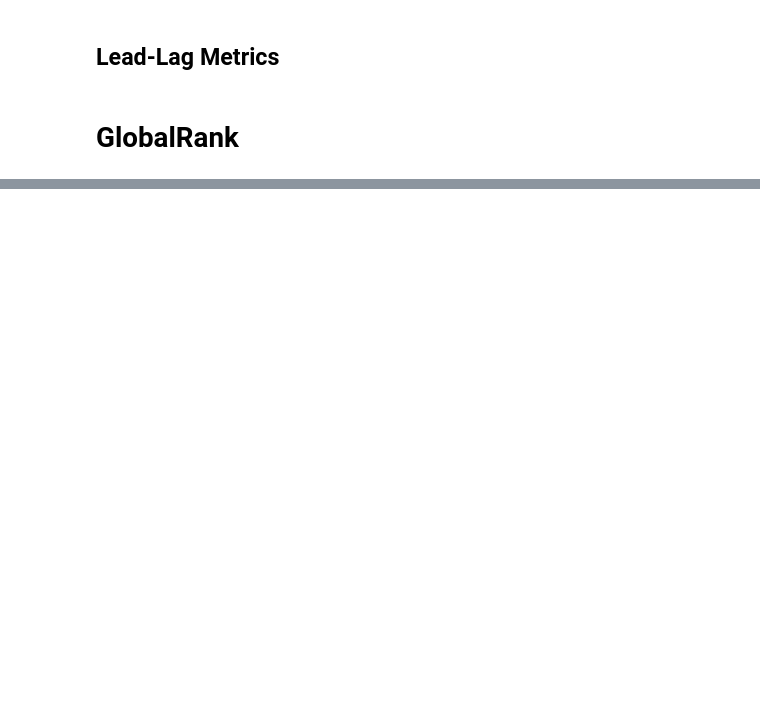
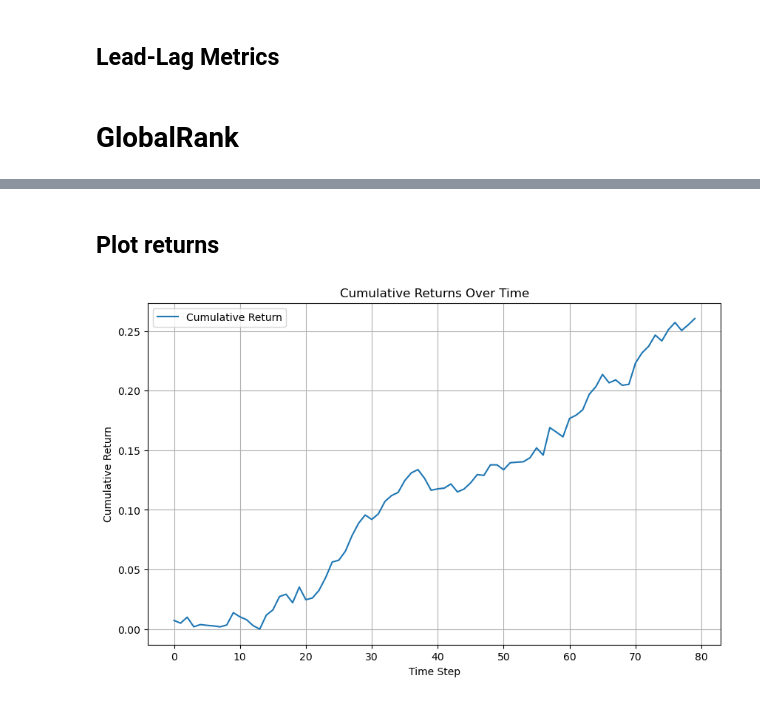
Before and after one commit to annluie/leadlagClustering-1, a Jupyter notebook: portfolio_construct.ipynb, the cells around one changed output, grey strips where cells are left out. Saved outputs shown, nothing was run; the diff lists cells and outputs as text; code cells hidden in the pictures; blank space fills up the shorter version.

```diff
--- a/portfolio_construct.ipynb
+++ b/portfolio_construct.ipynb
@@ -108,21 +256,21 @@ def get_bottom_n_assets(assets, global_rank, n):
     sorted_assets, sorted_indices = sort_assets_by_rank(assets, global_rank)
     return sorted_assets[-n:], sorted_indices[-n:]
 
-def compute_returns_daily_rebalance(leaders, followers, r_mkt, t):
+def compute_returns_daily_rebalance(leaders, followers, r_mkt):
     """
     Computes returns of portfolio with an equal weight of leaders and followers, and daily rebalancing.
     """
     av_leader_returns, av_follower_returns = 0, 0
     #compute returns of leaders
     for i in range(len(leaders)): #leaders is an mxT matrix
-        av_leader_returns+=leaders[i][t-1]
+        av_leader_returns+=leaders[i][-2]
     av_leader_returns /= len(leaders)
     for i in range(len(followers)): #followers is an nxT matrix
-        av_follower_returns+=followers[i][t]
+        av_follower_returns+=followers[i][-1]
     av_follower_returns /= len(followers)
     if av_leader_returns >=0:
-        port_return = av_follower_returns - r_mkt[t]
+        port_return = av_follower_returns - r_mkt[-1]
     else:
-        port_return = r_mkt[t] - av_follower_returns
+        port_return = r_mkt[-1] - av_follower_returns
     return port_return
 # %% [markdown]
@@ -129,0 +334,27 @@ def compute_returns_daily_rebalance(leaders, followers, r_mkt, t):
+# %% [markdown]
+## Plot returns
+# %%
+import numpy as np
+import matplotlib.pyplot as plt
+
+# Example port_returns as a numpy array or pandas Series
+# port_returns = np.array([...]) or pd.Series([...])
+# Convert list to numpy array
+port_returns_arr = np.array(port_returns)
+# Calculate cumulative returns
+cumulative_returns = np.cumprod(1 + port_returns_arr.flatten()) - 1  # flatten if 2D array
+
+# Create a simple integer index for x-axis
+time_index = np.arange(len(cumulative_returns))
+
+# Plot cumulative returns against time index
+plt.figure(figsize=(10,6))
+plt.plot(time_index, cumulative_returns, label='Cumulative Return')
+plt.xlabel('Time Step')
+plt.ylabel('Cumulative Return')
+plt.title('Cumulative Returns Over Time')
+plt.legend()
+plt.grid(True)
+plt.show()
+# %% [output]
+[figure, added]
```
Also changed, not shown: parts of 6 cells of this notebook, 3 other files.
